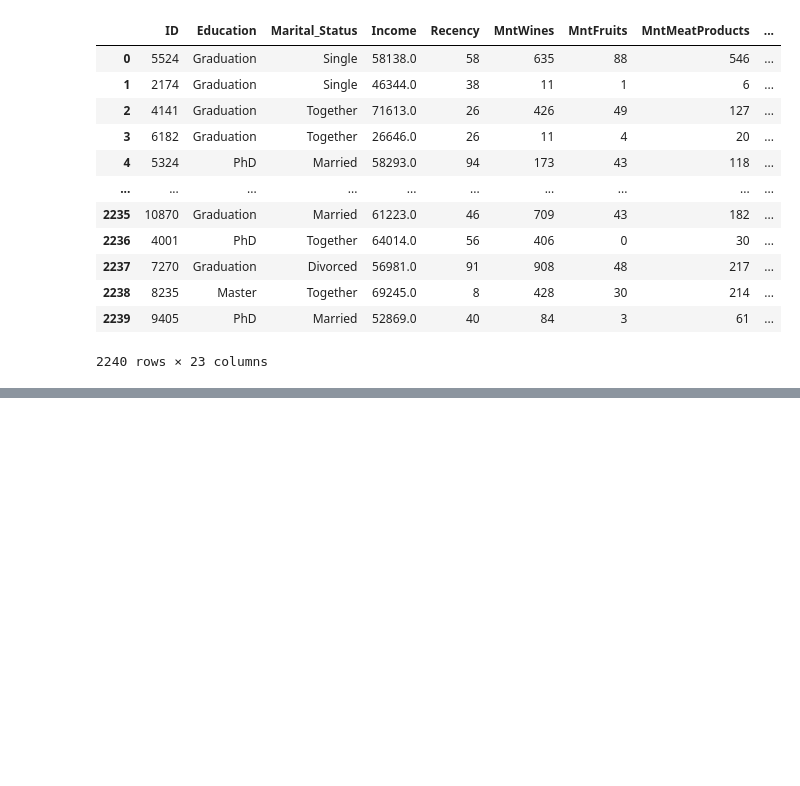
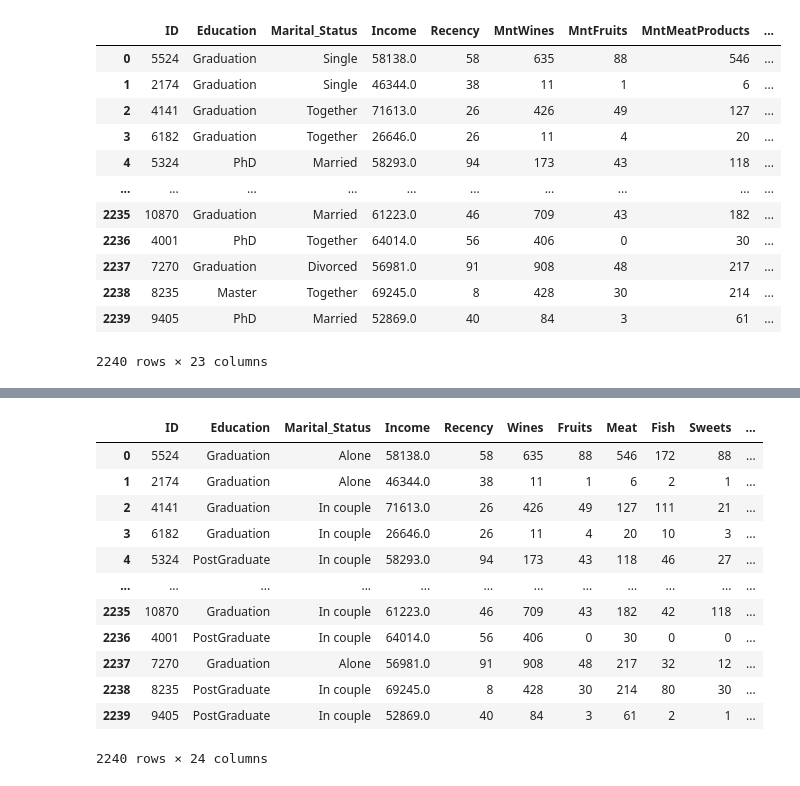
Before and after one commit to Empress-star/DSI-Team-Project, a Jupyter notebook: Data Cleaning and Exploration/initial_data_cleaning.ipynb, the cells around one changed output, grey strips where cells are left out. Cells and saved outputs as stored; diff of their text form; code cells hidden in the pictures; blank space fills up the shorter version.

```diff
--- a/Data Cleaning and Exploration/initial_data_cleaning.ipynb
+++ b/Data Cleaning and Exploration/initial_data_cleaning.ipynb
@@ -213,0 +263,46 @@ df_transform
+# %%
+# Rename arrays for column Marital_Status for better readability and cleaner output
+df_transform['Marital_Status'] = df_transform['Marital_Status'].replace({
+    'Divorced': 'Alone',
+    'Single': 'Alone',
+    'Absurd': 'Alone',
+    'YOLO': 'Alone',
+    'Widow': 'Alone',
+    'Married': 'In couple',
+    'Together': 'In couple'
+})
+
+# Rename arrays for column Education for better readability and cleaner output
+df_transform['Education'] = df_transform['Education'].replace({
+    'Graducation': 'UnderGraduate',
+    'PhD': 'PostGraduate',
+    'Master': 'PostGraduate',
+    'Basic': 'UnderGraduate',
+    '2n Cycle': 'UnderGraduate'
+})
+# %%
+# Create a new feature column 'Total Spending' by summing all product spending columns
+df_transform['Total Spending'] = (
+    df_transform['Fish'] +
+    df_transform['Fruits'] +
+    df_transform['Gold'] +
+    df_transform['Meat'] +
+    df_transform['Sweets'] +
+    df_transform['Wines']
+)
+
+df_transform
+# %% [output]
+|  | ID | Education | Marital_Status | Income | Recency | Wines | Fruits | Meat | Fish | Sweets | ... |
+| 0 | 5524 | Graduation | Alone | 58138.0 | 58 | 635 | 88 | 546 | 172 | 88 | ... |
+| 1 | 2174 | Graduation | Alone | 46344.0 | 38 | 11 | 1 | 6 | 2 | 1 | ... |
+| 2 | 4141 | Graduation | In couple | 71613.0 | 26 | 426 | 49 | 127 | 111 | 21 | ... |
+| 3 | 6182 | Graduation | In couple | 26646.0 | 26 | 11 | 4 | 20 | 10 | 3 | ... |
+| 4 | 5324 | PostGraduate | In couple | 58293.0 | 94 | 173 | 43 | 118 | 46 | 27 | ... |
+| ... | ... | ... | ... | ... | ... | ... | ... | ... | ... | ... | ... |
+| 2235 | 10870 | Graduation | In couple | 61223.0 | 46 | 709 | 43 | 182 | 42 | 118 | ... |
+| 2236 | 4001 | PostGraduate | In couple | 64014.0 | 56 | 406 | 0 | 30 | 0 | 0 | ... |
+| 2237 | 7270 | Graduation | Alone | 56981.0 | 91 | 908 | 48 | 217 | 32 | 12 | ... |
+| 2238 | 8235 | PostGraduate | In couple | 69245.0 | 8 | 428 | 30 | 214 | 80 | 30 | ... |
+| 2239 | 9405 | PostGraduate | In couple | 52869.0 | 40 | 84 | 3 | 61 | 2 | 1 | ... |
+2240 rows × 24 columns
```
Also changed, not shown: parts of 7 cells of this notebook.
